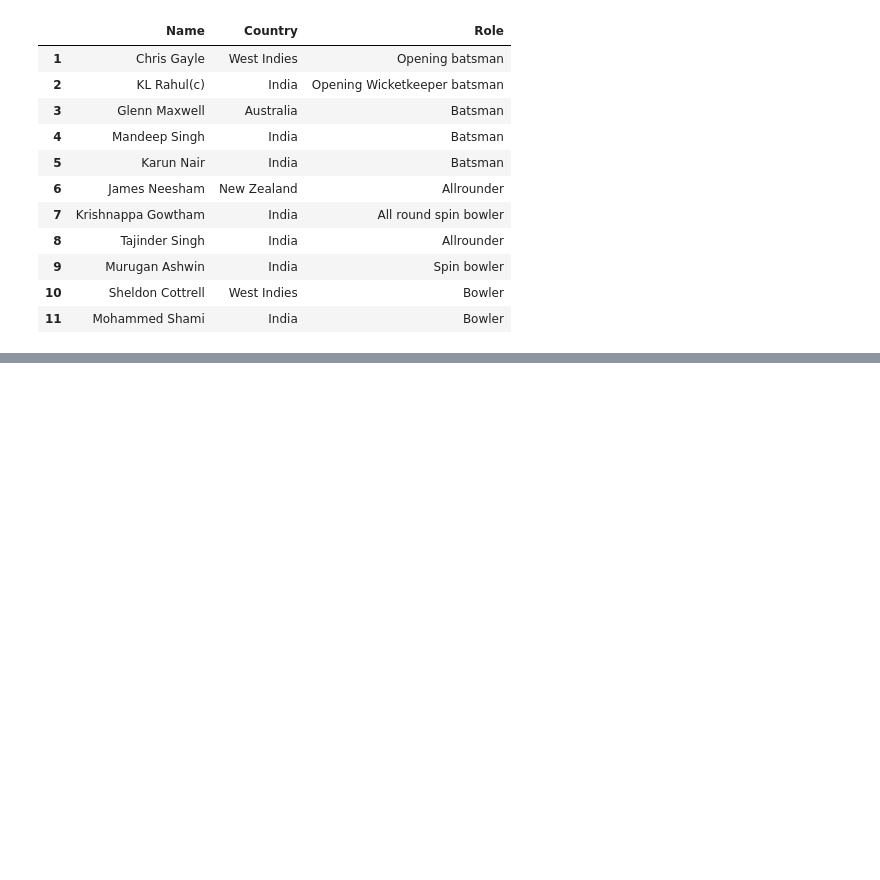
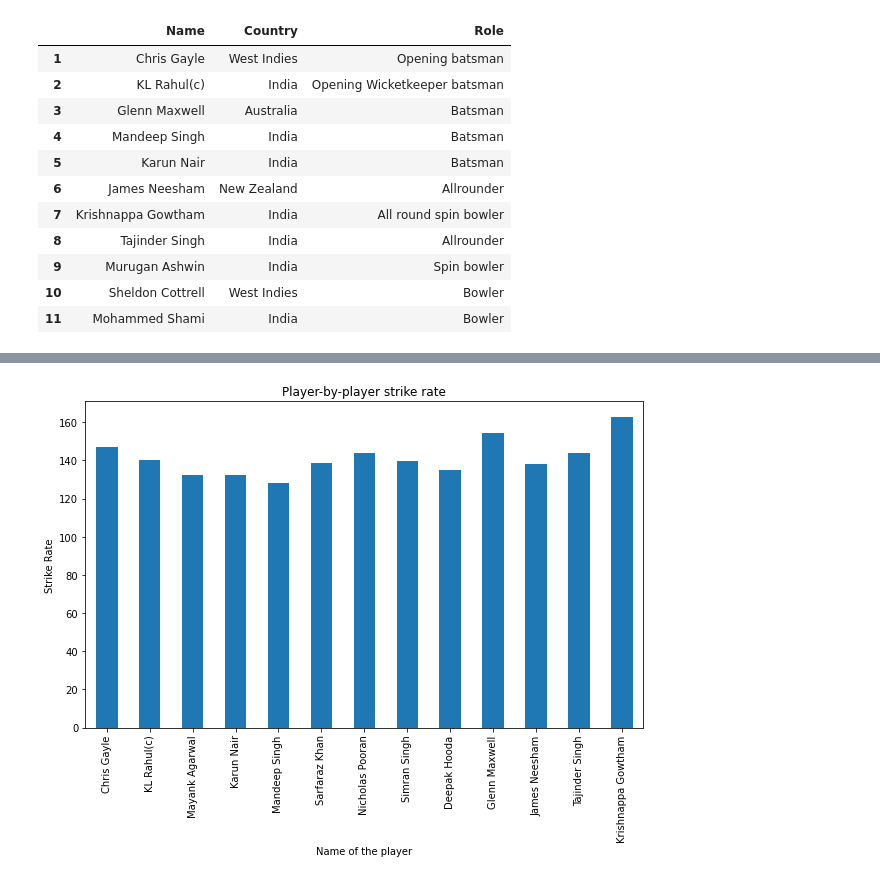
Before and after one commit to kanishk96/IPL_Prediction, a Jupyter notebook: KXIP.ipynb, the cells around one changed output, grey strips where cells are left out. Drawn from its saved outputs; the diff is of its cells as text; code cells hidden in the pictures; blank space fills up the shorter version.

```diff
--- a/KXIP.ipynb
+++ b/KXIP.ipynb
@@ -334,0 +400,21 @@ See the caveats in the documentation: https://pandas.pydata.org/pandas-docs/stab
+# %%
+BR_df=df.query("Role == 'All round spin bowler' or Role == 'Allrounder' or Role == 'Opening batsman' or Role == 'Opening Wicketkeeper batsman' or Role == 'Batsman' or Role == 'Wicketkeeper batsman'")
+BR_df.set_index("Name", inplace = True)
+BR_df=BR_df.T
+players= BR_df.columns.tolist()
+df_SR = BR_df.loc['Strike Rate', players]
+
+%matplotlib inline
+
+import matplotlib as mpl
+import matplotlib.pyplot as plt
+
+df_SR.plot(kind='bar', figsize=(10, 6))
+
+plt.xlabel('Name of the player') # add to x-label to the plot
+plt.ylabel('Strike Rate') # add y-label to the plot
+plt.title('Player-by-player strike rate') # add title to the plot
+
+plt.show()
+# %% [output]
+[figure, added]
```
Also changed, not shown: parts of 3 cells of this notebook, 7 other files.
